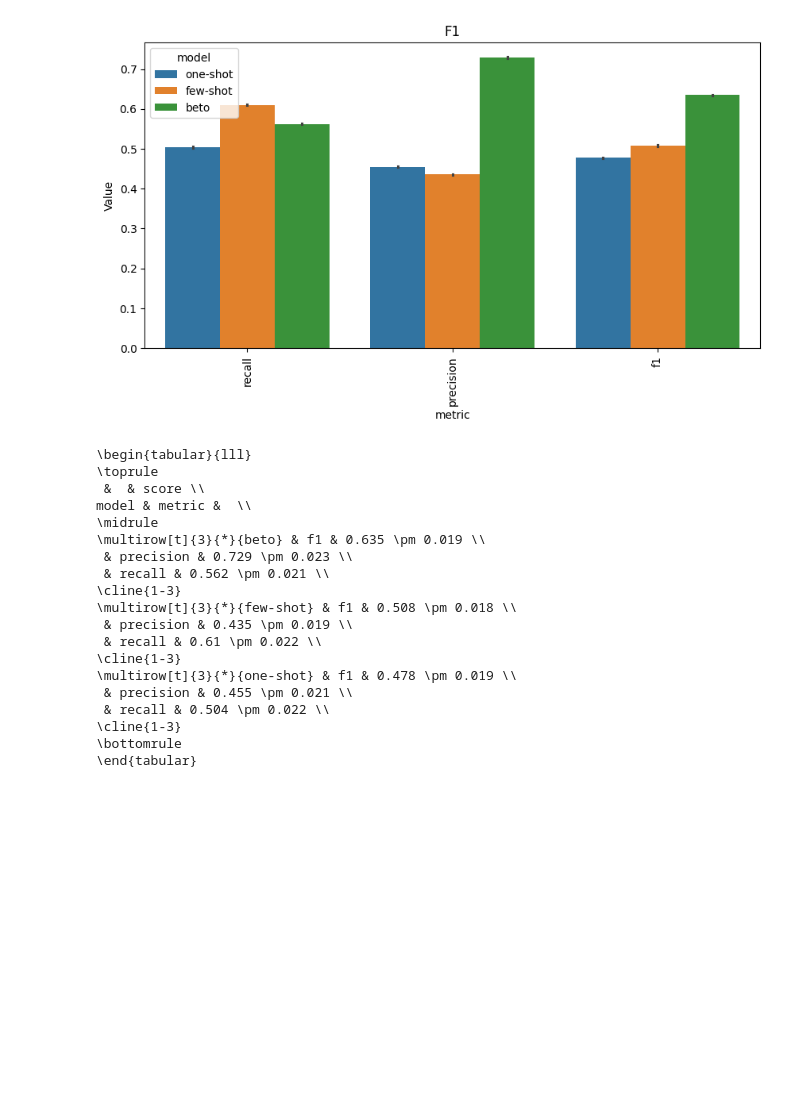
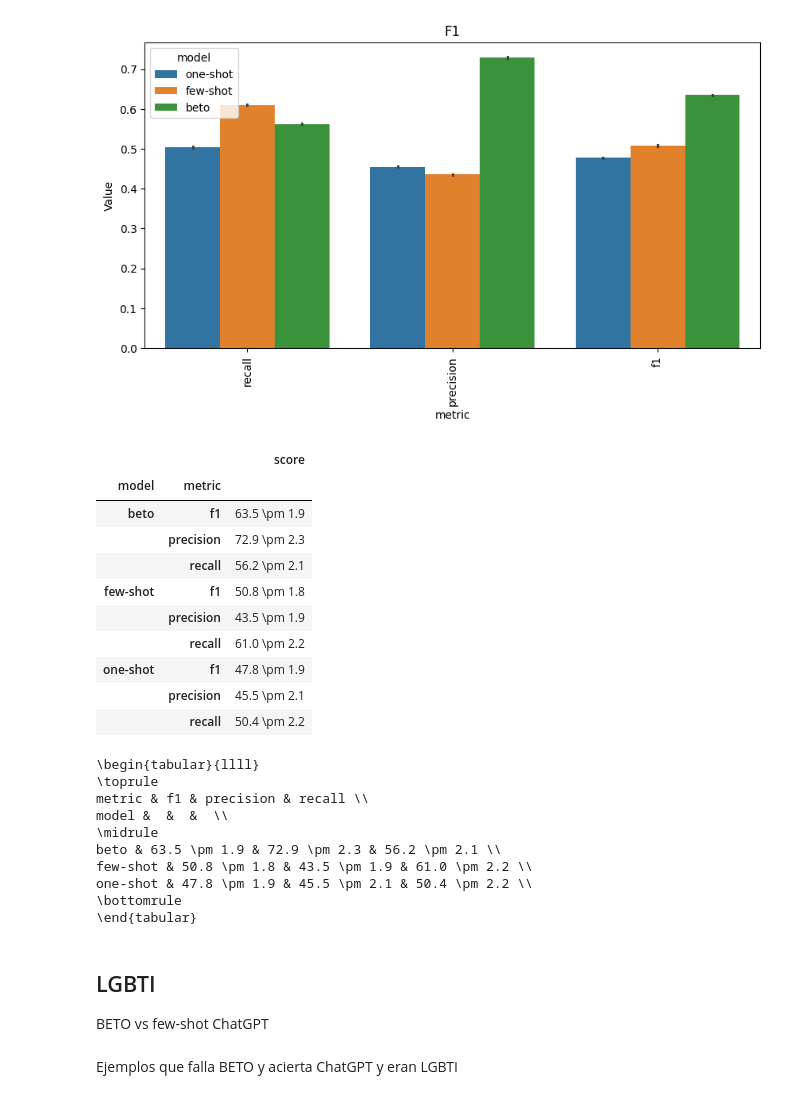
Before and after one commit to finiteautomata/rioplatense_hate_speech, a Jupyter notebook: notebooks/test-results.ipynb, the cells around one changed output. Cells and saved outputs as stored; diff of their text form; code cells hidden in the pictures; blank space fills up the shorter version.

```diff
--- a/notebooks/test-results.ipynb
+++ b/notebooks/test-results.ipynb
@@ -222,26 +227,41 @@ plt.xticks(rotation=90)
 # %%
 
 # Show as mean +/- std
-res = hate_metrics.groupby(["model", "metric"]).mean().round(3).astype(str) + " \pm " + hate_metrics.groupby(["model", "metric"]).std().round(3).astype(str)
+metrics_copy = hate_metrics.copy()
 
-print(res.to_latex())
+metrics_copy["score"] *= 100
+
+res = metrics_copy.groupby(["model", "metric"]).mean().round(1).astype(str) + " \pm " + metrics_copy.groupby(["model", "metric"]).std().round(1).astype(str)
+
+res
 # %% [output]
-\begin{tabular}{lll}
-\toprule
- &  & score \\
-model & metric &  \\
-\midrule
-\multirow[t]{3}{*}{beto} & f1 & 0.635 \pm 0.019 \\
- & precision & 0.729 \pm 0.023 \\
- & recall & 0.562 \pm 0.021 \\
-\cline{1-3}
-\multirow[t]{3}{*}{few-shot} & f1 & 0.508 \pm 0.018 \\
- & precision & 0.435 \pm 0.019 \\
- & recall & 0.61 \pm 0.022 \\
-\cline{1-3}
-\multirow[t]{3}{*}{one-shot} & f1 & 0.478 \pm 0.019 \\
- & precision & 0.455 \pm 0.021 \\
- & recall & 0.504 \pm 0.022 \\
-\cline{1-3}
-\bottomrule
-\end{tabular}
+|  |  | score |
+| model | metric |  |
+| beto | f1 | 63.5 \pm 1.9 |
+|  | precision | 72.9 \pm 2.3 |
+|  | recall | 56.2 \pm 2.1 |
+| few-shot | f1 | 50.8 \pm 1.8 |
+|  | precision | 43.5 \pm 1.9 |
+|  | recall | 61.0 \pm 2.2 |
+| one-shot | f1 | 47.8 \pm 1.9 |
+|  | precision | 45.5 \pm 2.1 |
+|  | recall | 50.4 \pm 2.2 |
+# %%
+# Convert metrics to columns
+
+print(res.reset_index().pivot(index="model", columns="metric", values="score").to_latex())
+# %% [output]
+\begin{tabular}{llll}
+\toprule
+metric & f1 & precision & recall \\
+model &  &  &  \\
+\midrule
+beto & 63.5 \pm 1.9 & 72.9 \pm 2.3 & 56.2 \pm 2.1 \\
+few-shot & 50.8 \pm 1.8 & 43.5 \pm 1.9 & 61.0 \pm 2.2 \\
+one-shot & 47.8 \pm 1.9 & 45.5 \pm 2.1 & 50.4 \pm 2.2 \\
+\bottomrule
+\end{tabular}
+# %% [markdown]
+## LGBTI
+
+BETO vs few-shot ChatGPT
@@ -247,0 +283,2 @@ model & metric &  \\
+# %% [markdown]
+Ejemplos que falla BETO y acierta ChatGPT y eran LGBTI
```
Also changed, not shown: parts of 7 cells of this notebook, 3 other files.
